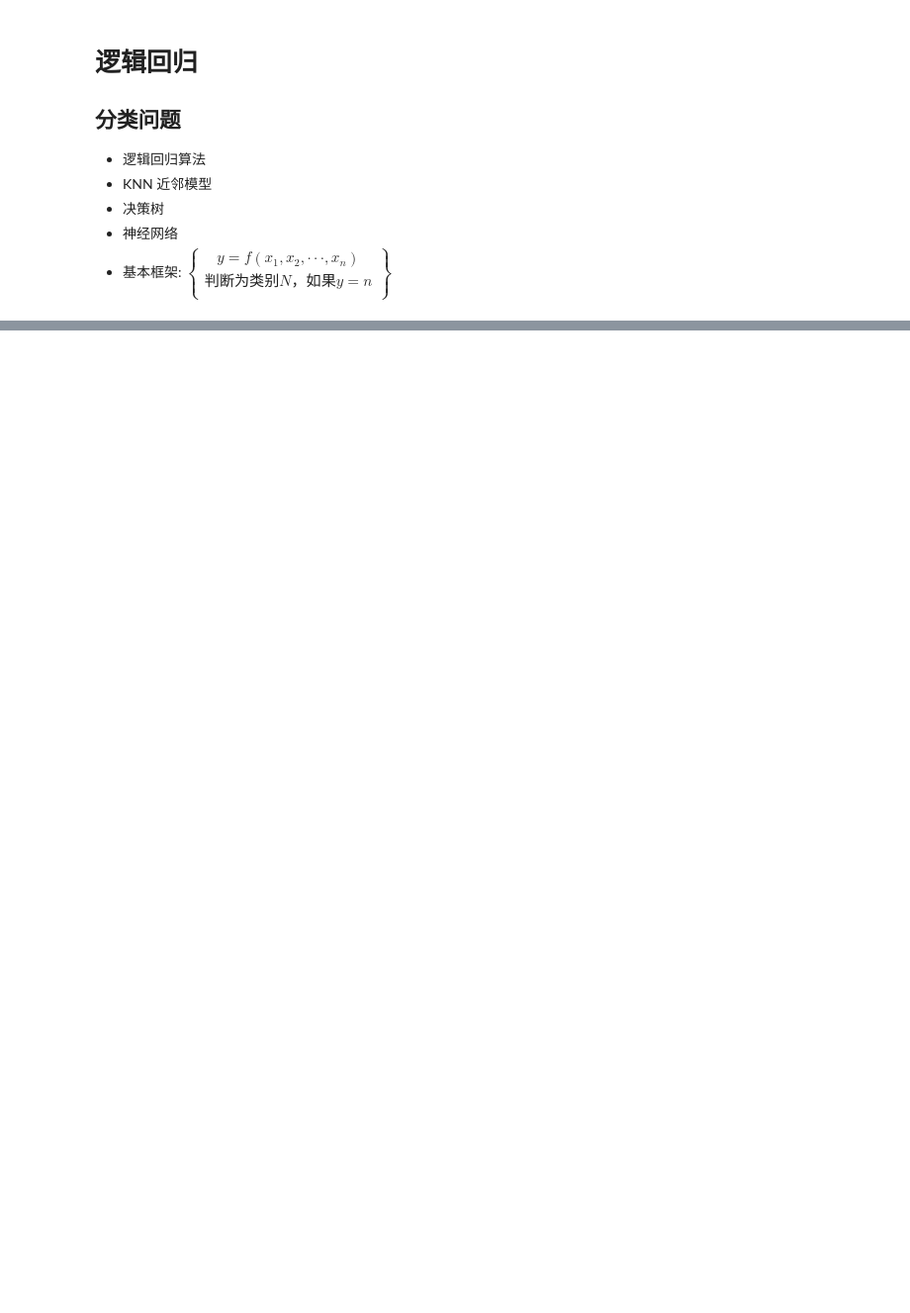
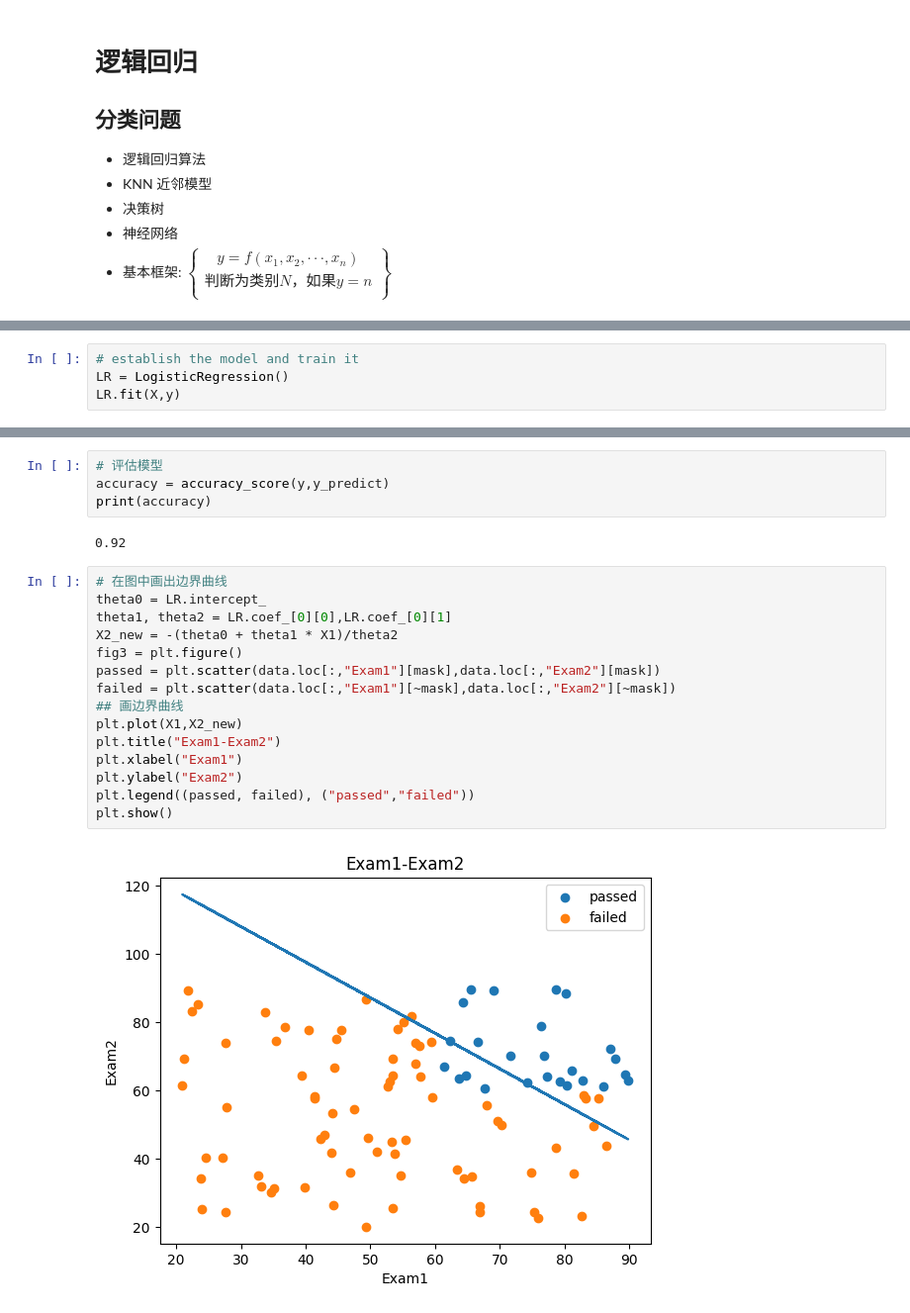
Before and after one commit to Undefined6608/PythonStudy, a Jupyter notebook: src/2.逻辑回归.ipynb, the cells around one changed output, grey strips where cells are left out. Shown: that part at 99% size. Saved outputs shown, nothing was run; the diff lists cells and outputs as text; blank space fills up the shorter version.

```diff
--- a/src/2.逻辑回归.ipynb
+++ b/src/2.逻辑回归.ipynb
@@ -26,0 +112,4 @@
+# %%
+# establish the model and train it
+LR = LogisticRegression()
+LR.fit(X,y)
@@ -26,0 +126,23 @@
+# %%
+# 评估模型
+accuracy = accuracy_score(y,y_predict)
+print(accuracy)
+# %% [output]
+0.92
+# %%
+# 在图中画出边界曲线
+theta0 = LR.intercept_
+theta1, theta2 = LR.coef_[0][0],LR.coef_[0][1]
+X2_new = -(theta0 + theta1 * X1)/theta2
+fig3 = plt.figure()
+passed = plt.scatter(data.loc[:,"Exam1"][mask],data.loc[:,"Exam2"][mask])
+failed = plt.scatter(data.loc[:,"Exam1"][~mask],data.loc[:,"Exam2"][~mask])
+## 画边界曲线
+plt.plot(X1,X2_new)
+plt.title("Exam1-Exam2")
+plt.xlabel("Exam1")
+plt.ylabel("Exam2")
+plt.legend((passed, failed), ("passed","failed"))
+plt.show()
+# %% [output]
+[figure, added]
```
Also changed, not shown: parts of 36 cells of this notebook, 2 other files.
